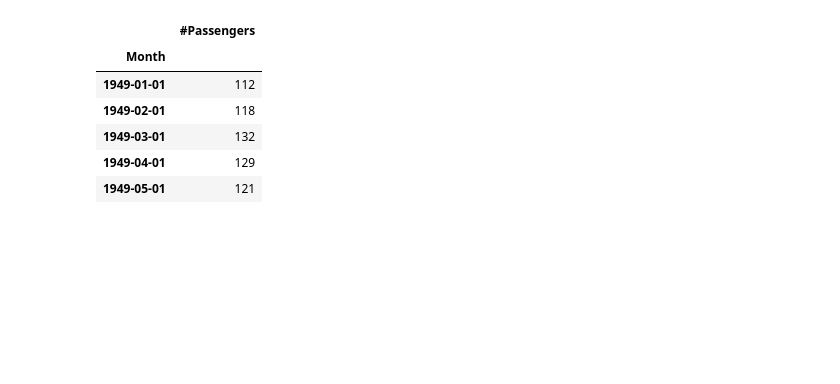
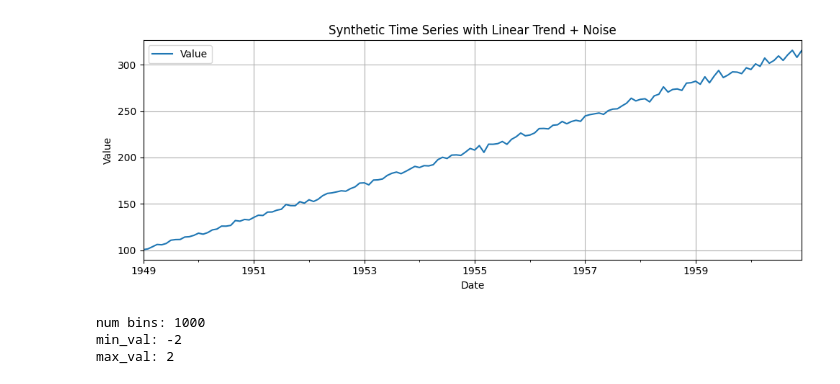
Before and after one commit to ChernovAndrey/binTS, a Jupyter notebook: Quick Start.ipynb, the cells around one changed output. Saved outputs shown, nothing was run; the diff lists cells and outputs as text; code cells hidden in the pictures; blank space fills up the shorter version.

```diff
--- a/Quick Start.ipynb
+++ b/Quick Start.ipynb
@@ -9,19 +10,50 @@ import matplotlib.pyplot as plt
 # %%
-# download toy dataset to validate the methods
-df = pd.read_csv(
-    "https://raw.githubusercontent.com/AileenNielsen/"
-    "TimeSeriesAnalysisWithPython/master/data/AirPassengers.csv",
-    index_col=0,
-    parse_dates=True,
-)
-df.head()
+# # download toy dataset to validate the methods
+# df = pd.read_csv(
+#     "https://raw.githubusercontent.com/AileenNielsen/"
+#     "TimeSeriesAnalysisWithPython/master/data/AirPassengers.csv",
+#     index_col=0,
+#     parse_dates=True,
+# )
+# df.head()
-# %% [output]
-|  | #Passengers |
-| Month |  |
-| 1949-01-01 | 112 |
-| 1949-02-01 | 118 |
-| 1949-03-01 | 132 |
-| 1949-04-01 | 129 |
-| 1949-05-01 | 121 |
+# %%
+def generate_noisy_linear_trend_series(start="1949-01-01", end="1960-12-01",
+                                       start_value=100, slope=1.5, noise_std=0.01, random_seed=42):
+    # Set random seed for reproducibility
+    np.random.seed(random_seed)
+
+    # Create monthly date range
+    dates = pd.date_range(start=start, end=end, freq='MS')
+    n = len(dates)
+
+    # Generate linear trend
+    trend = start_value + slope * np.arange(n)
+
+    # Add Gaussian noise
+    noise = np.random.normal(loc=0.0, scale=noise_std, size=n)
+    values = trend + noise*trend
+
+    # Create DataFrame
+    df = pd.DataFrame({
+        'Date': dates,
+        'Value': values
+    }).set_index('Date')
+
+    return df
+
+# Generate the data
+df = generate_noisy_linear_trend_series()
+
+# Plot the result
+df.plot(title="Synthetic Time Series with Linear Trend + Noise", figsize=(10, 4))
+plt.ylabel("Value")
+plt.grid(True)
+plt.tight_layout()
+plt.show()
+
+# Show first few rows
+# print(df.head())
+# %% [output]
+[figure, added]
 # %%
 #hyperparameters
@@ -48,0 +70,6 @@ net = LightningBinConv(
+# %%
+pipeline = get_preprocessing_pipeline(num_bins=num_bins, min_val=min_value, max_val=max_value)
+# %% [output]
+num bins: 1000
+min_val: -2
+max_val: 2
```
Also changed, not shown: parts of 15 cells of this notebook, 6 other files.
